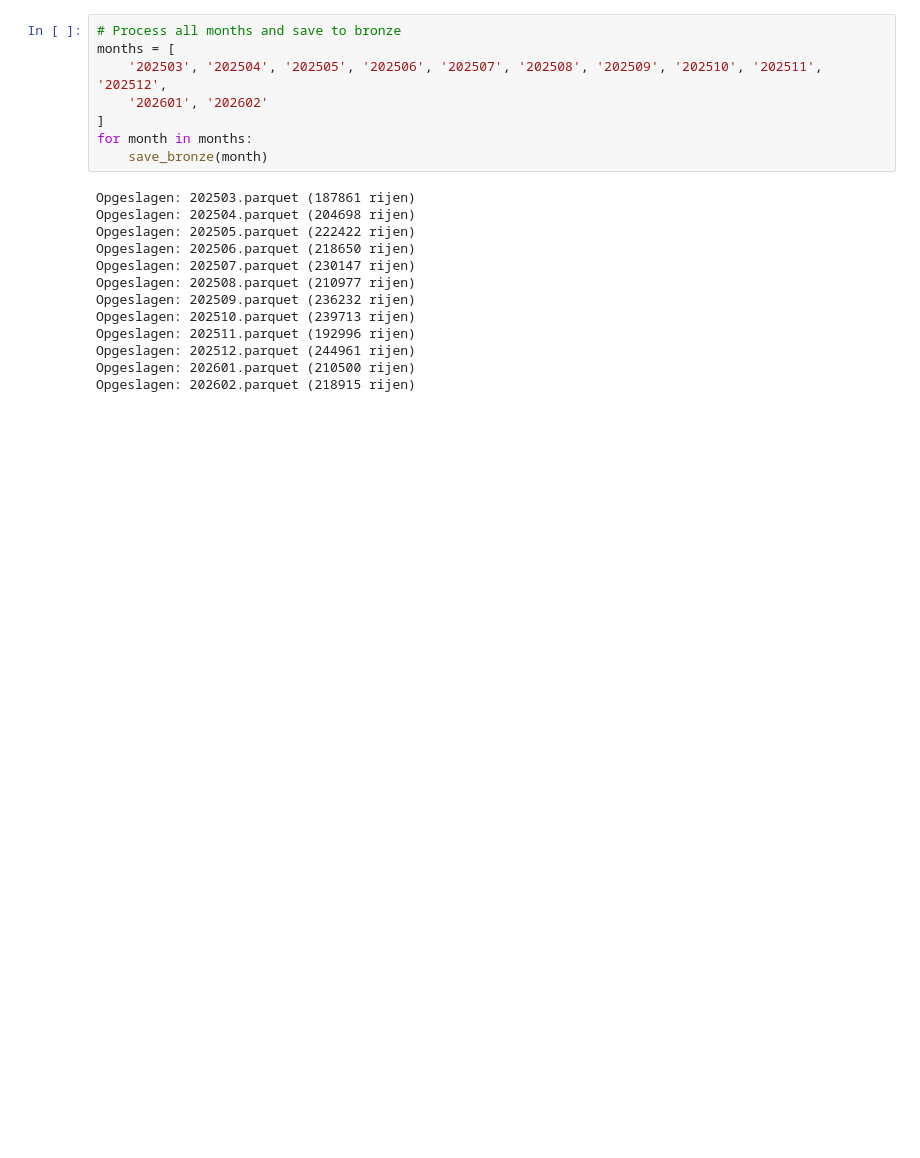
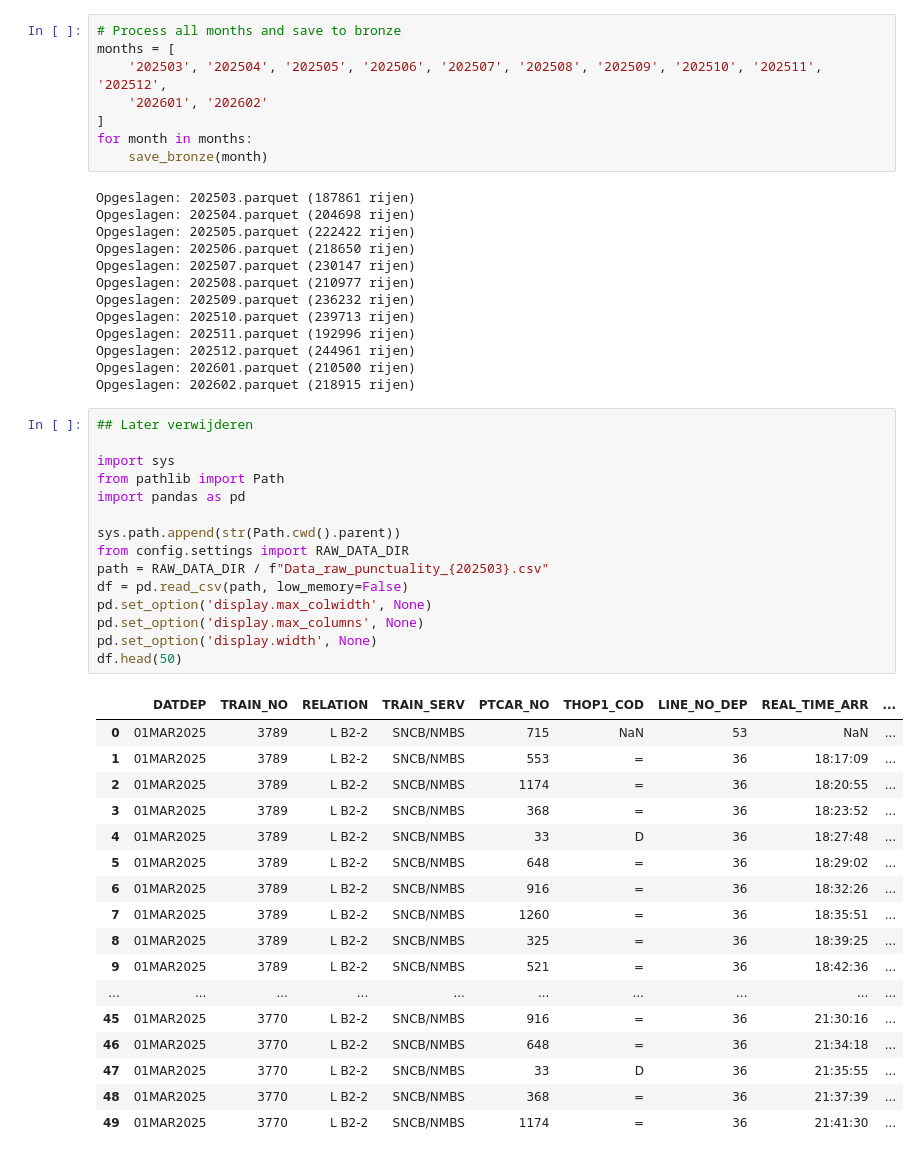
Before and after one commit to DauwDW/Thesis, a Jupyter notebook: notebooks/Process_Raw_Data.ipynb, the cells around one changed output. Cells and saved outputs as stored; diff of their text form; blank space fills up the shorter version.

```diff
--- a/notebooks/Process_Raw_Data.ipynb
+++ b/notebooks/Process_Raw_Data.ipynb
@@ -128,3 +128,36 @@ Opgeslagen: 202511.parquet (192996 rijen)
 Opgeslagen: 202512.parquet (244961 rijen)
 Opgeslagen: 202601.parquet (210500 rijen)
 Opgeslagen: 202602.parquet (218915 rijen)
+# %%
+## Later verwijderen
+
+import sys
+from pathlib import Path
+import pandas as pd
+
+sys.path.append(str(Path.cwd().parent))
+from config.settings import RAW_DATA_DIR
+path = RAW_DATA_DIR / f"Data_raw_punctuality_{202503}.csv"
+df = pd.read_csv(path, low_memory=False)
+pd.set_option('display.max_colwidth', None)
+pd.set_option('display.max_columns', None)
+pd.set_option('display.width', None)
+df.head(50)
+# %% [output]
+|  | DATDEP | TRAIN_NO | RELATION | TRAIN_SERV | PTCAR_NO | THOP1_COD | LINE_NO_DEP | REAL_TIME_ARR | ... |
+| 0 | 01MAR2025 | 3789 | L B2-2 | SNCB/NMBS | 715 | NaN | 53 | NaN | ... |
+| 1 | 01MAR2025 | 3789 | L B2-2 | SNCB/NMBS | 553 | = | 36 | 18:17:09 | ... |
+| 2 | 01MAR2025 | 3789 | L B2-2 | SNCB/NMBS | 1174 | = | 36 | 18:20:55 | ... |
+| 3 | 01MAR2025 | 3789 | L B2-2 | SNCB/NMBS | 368 | = | 36 | 18:23:52 | ... |
+| 4 | 01MAR2025 | 3789 | L B2-2 | SNCB/NMBS | 33 | D | 36 | 18:27:48 | ... |
+| 5 | 01MAR2025 | 3789 | L B2-2 | SNCB/NMBS | 648 | = | 36 | 18:29:02 | ... |
+| 6 | 01MAR2025 | 3789 | L B2-2 | SNCB/NMBS | 916 | = | 36 | 18:32:26 | ... |
+| 7 | 01MAR2025 | 3789 | L B2-2 | SNCB/NMBS | 1260 | = | 36 | 18:35:51 | ... |
+| 8 | 01MAR2025 | 3789 | L B2-2 | SNCB/NMBS | 325 | = | 36 | 18:39:25 | ... |
+| 9 | 01MAR2025 | 3789 | L B2-2 | SNCB/NMBS | 521 | = | 36 | 18:42:36 | ... |
+| ... | ... | ... | ... | ... | ... | ... | ... | ... | ... |
+| 45 | 01MAR2025 | 3770 | L B2-2 | SNCB/NMBS | 916 | = | 36 | 21:30:16 | ... |
+| 46 | 01MAR2025 | 3770 | L B2-2 | SNCB/NMBS | 648 | = | 36 | 21:34:18 | ... |
+| 47 | 01MAR2025 | 3770 | L B2-2 | SNCB/NMBS | 33 | D | 36 | 21:35:55 | ... |
+| 48 | 01MAR2025 | 3770 | L B2-2 | SNCB/NMBS | 368 | = | 36 | 21:37:39 | ... |
+| 49 | 01MAR2025 | 3770 | L B2-2 | SNCB/NMBS | 1174 | = | 36 | 21:41:30 | ... |
```
Also changed, not shown: 10 other files.
